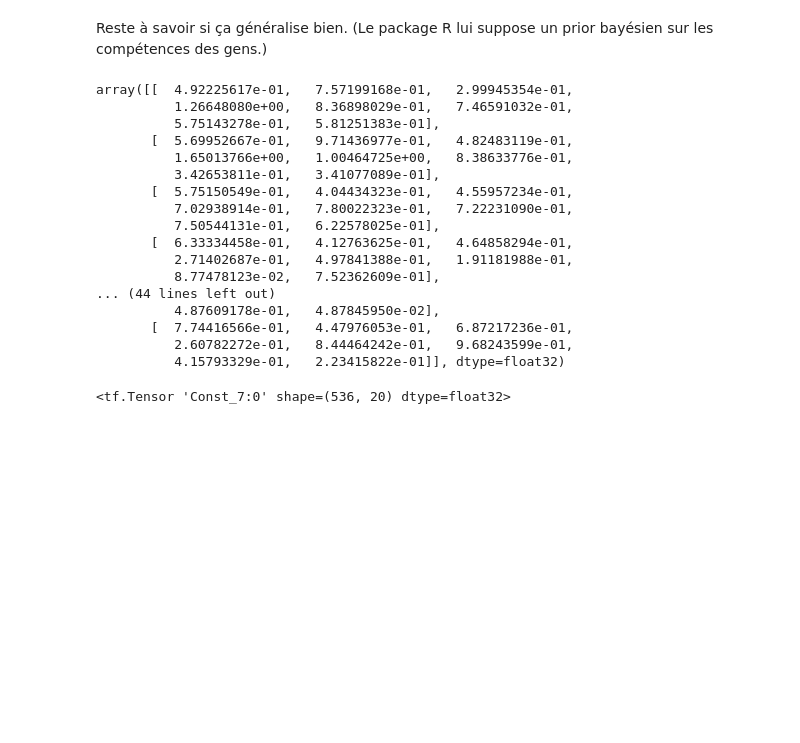
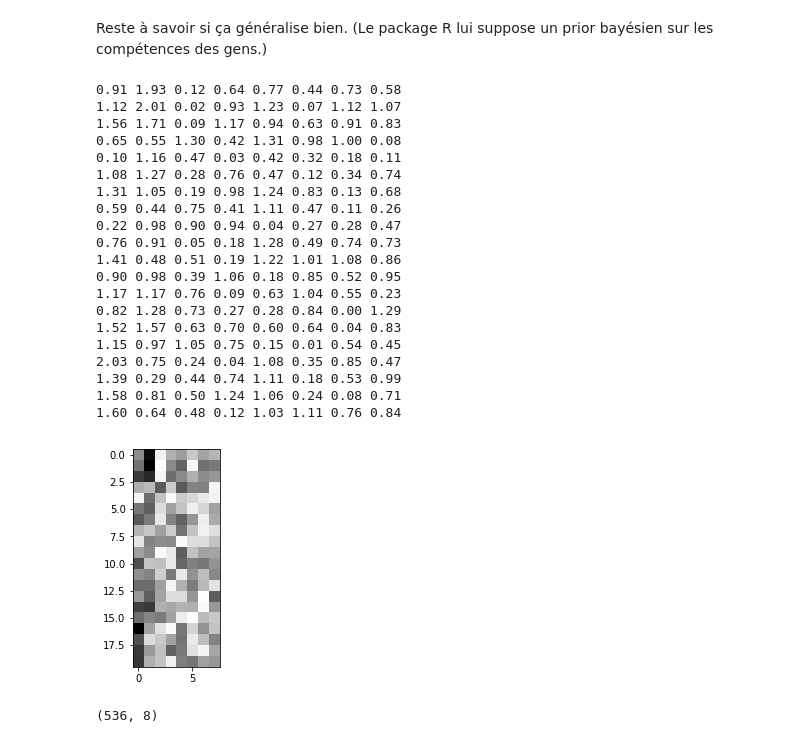
Before and after one commit to jilljenn/qna, a Jupyter notebook: notebooks/MIRT in TensorFlow.ipynb, the cells around one changed output. Cells and saved outputs as stored; diff of their text form; code cells hidden in the pictures; blank space fills up the shorter version.

Commit message:
Add GenMA Tensorflow version

```diff
--- a/notebooks/MIRT in TensorFlow.ipynb
+++ b/notebooks/MIRT in TensorFlow.ipynb
@@ -12,0 +41,5 @@ from sklearn.model_selection import ShuffleSplit
+# %%
+triplets = []
+for i in range(dataset.nb_students):
+    for j in range(dataset.nb_questions):
+        triplets.append((i, j, int(dataset.data[i][j])))
@@ -13,6 +68,8 @@ from sklearn.model_selection import ShuffleSplit
 # %%
-triplets = []
+import csv
+
+'''triplets = []
 with open('/Users/jin/Sites/mangaki/data/ratings-ml.csv') as f:
     reader = csv.reader(f)
     for user_id, work_id, rating in reader:
-        triplets.append([int(user_id), int(work_id), 1 if float(rating) >= 2.5 else 0])
+        triplets.append([int(user_id), int(work_id), 1 if float(rating) >= 2.5 else 0])'''
@@ -49,7 +110,7 @@ def base(i, d):
     v[i] = 1
     return v
 # %%
-train, test = get_train_test(dataset.data)
+#train, test = get_train_test(dataset.data)
 # %%
 NB_USERS = 1 + max(max(train[:, 0]), max(test[:, 0]))
 NB_WORKS = 1 + max(max(train[:, 1]), max(test[:, 1]))
@@ -72,5 +133,5 @@ def get_batches(data):
 data = make_hot(train)
 # %%
 N = NB_USERS
-R = 20
+R = 8
 M = NB_WORKS
@@ -118,27 +189,42 @@ for iteration in range(20):
 La bonne nouvelle, c'est qu'on obtient une log-likelihood de -3606 en 20 itérations alors que je viens de check, le package R converge au bout de 210 itérations vers une log-likelihood de -4454.
 # %% [markdown]
 Reste à savoir si ça généralise bien. (Le package R lui suppose un prior bayésien sur les compétences des gens.)
-# %%
-sess.run(tf.transpose(tf.abs(V)))
-# %% [output]
-array([[  4.92225617e-01,   7.57199168e-01,   2.99945354e-01,
-          1.26648080e+00,   8.36898029e-01,   7.46591032e-01,
-          5.75143278e-01,   5.81251383e-01],
-       [  5.69952667e-01,   9.71436977e-01,   4.82483119e-01,
-          1.65013766e+00,   1.00464725e+00,   8.38633776e-01,
-          3.42653811e-01,   3.41077089e-01],
-       [  5.75150549e-01,   4.04434323e-01,   4.55957234e-01,
-          7.02938914e-01,   7.80022323e-01,   7.22231090e-01,
-          7.50544131e-01,   6.22578025e-01],
-       [  6.33334458e-01,   4.12763625e-01,   4.64858294e-01,
-          2.71402687e-01,   4.97841388e-01,   1.91181988e-01,
-          8.77478123e-02,   7.52362609e-01],
-... (44 lines left out)
-          4.87609178e-01,   4.87845950e-02],
-       [  7.74416566e-01,   4.47976053e-01,   6.87217236e-01,
-          2.60782272e-01,   8.44464242e-01,   9.68243599e-01,
-          4.15793329e-01,   2.23415822e-01]], dtype=float32)
-# %%
-tf_mask
-# %% [output]
-<tf.Tensor 'Const_7:0' shape=(536, 20) dtype=float32>
+# %%
+import matplotlib.pyplot as plt
+
+def display(matrix):
+    for line in matrix:
+        for item in line:
+            print('%.2f' % item, end=' ')
+        print()
+
+a = np.round(tf.transpose(tf.abs(V)).eval(), 2)
+plt.imshow(a, cmap='binary')
+display(a)
+plt.show()
+# %% [output]
+0.91 1.93 0.12 0.64 0.77 0.44 0.73 0.58
+1.12 2.01 0.02 0.93 1.23 0.07 1.12 1.07
+1.56 1.71 0.09 1.17 0.94 0.63 0.91 0.83
+0.65 0.55 1.30 0.42 1.31 0.98 1.00 0.08
+0.10 1.16 0.47 0.03 0.42 0.32 0.18 0.11
+1.08 1.27 0.28 0.76 0.47 0.12 0.34 0.74
+1.31 1.05 0.19 0.98 1.24 0.83 0.13 0.68
+0.59 0.44 0.75 0.41 1.11 0.47 0.11 0.26
+0.22 0.98 0.90 0.94 0.04 0.27 0.28 0.47
+0.76 0.91 0.05 0.18 1.28 0.49 0.74 0.73
+1.41 0.48 0.51 0.19 1.22 1.01 1.08 0.86
+0.90 0.98 0.39 1.06 0.18 0.85 0.52 0.95
+1.17 1.17 0.76 0.09 0.63 1.04 0.55 0.23
+0.82 1.28 0.73 0.27 0.28 0.84 0.00 1.29
+1.52 1.57 0.63 0.70 0.60 0.64 0.04 0.83
+1.15 0.97 1.05 0.75 0.15 0.01 0.54 0.45
+2.03 0.75 0.24 0.04 1.08 0.35 0.85 0.47
+1.39 0.29 0.44 0.74 1.11 0.18 0.53 0.99
+1.58 0.81 0.50 1.24 1.06 0.24 0.08 0.71
+1.60 0.64 0.48 0.12 1.03 1.11 0.76 0.84
+[figure, added]
+# %%
+U.eval().shape
+# %% [output]
+(536, 8)
```
Also changed, not shown: parts of 13 cells of this notebook, 10 other files.
